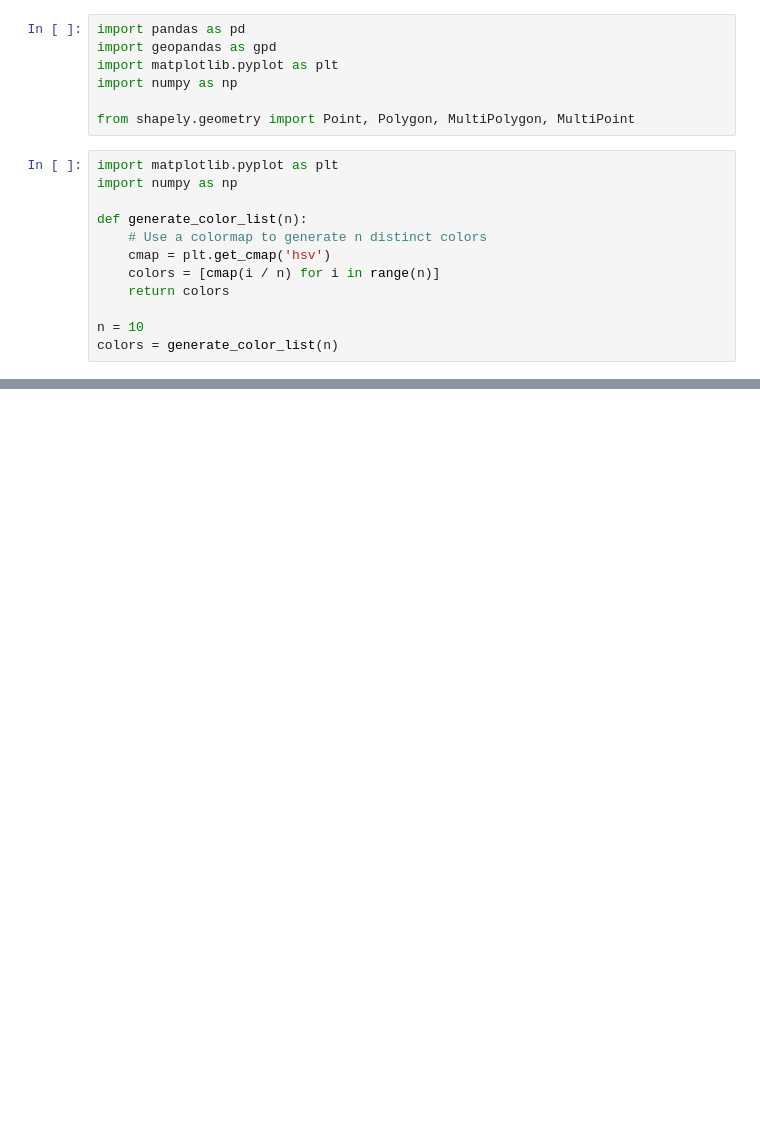
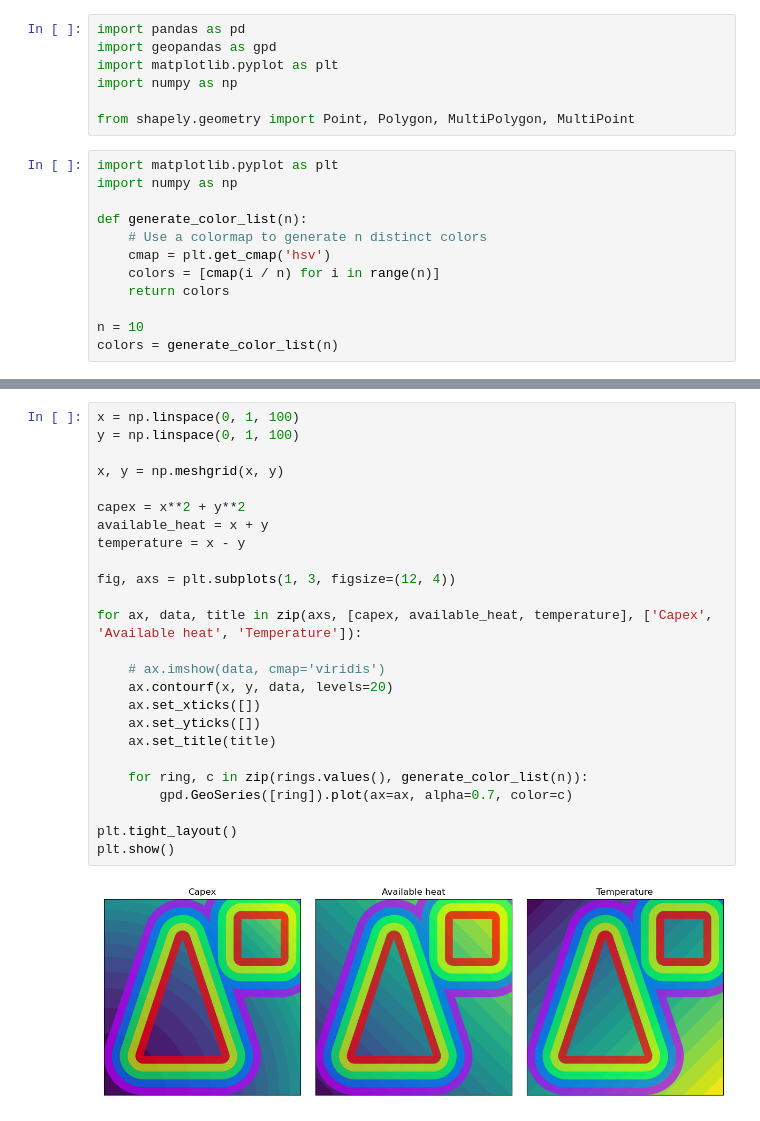
Before and after one commit to LukasFrankenQ/pypsa-earth-sec, a Jupyter notebook: notebooks/spatial.ipynb, the cells around one changed output, grey strips where cells are left out. Saved outputs shown, nothing was run; the diff lists cells and outputs as text; blank space fills up the shorter version.

```diff
--- a/notebooks/spatial.ipynb
+++ b/notebooks/spatial.ipynb
@@ -100,0 +78,27 @@ get_circles(outer, inner3, 3)
+# %%
+x = np.linspace(0, 1, 100)
+y = np.linspace(0, 1, 100)
+
+x, y = np.meshgrid(x, y)
+
+capex = x**2 + y**2
+available_heat = x + y
+temperature = x - y
+
+fig, axs = plt.subplots(1, 3, figsize=(12, 4))
+
+for ax, data, title in zip(axs, [capex, available_heat, temperature], ['Capex', 'Available heat', 'Temperature']):
+
+    # ax.imshow(data, cmap='viridis')
+    ax.contourf(x, y, data, levels=20)
+    ax.set_xticks([])
+    ax.set_yticks([])
+    ax.set_title(title)
+
+    for ring, c in zip(rings.values(), generate_color_list(n)):
+        gpd.GeoSeries([ring]).plot(ax=ax, alpha=0.7, color=c)
+
+plt.tight_layout()
+plt.show()
+# %% [output]
+[figure, added]
```
Also changed, not shown: parts of 4 cells of this notebook.
